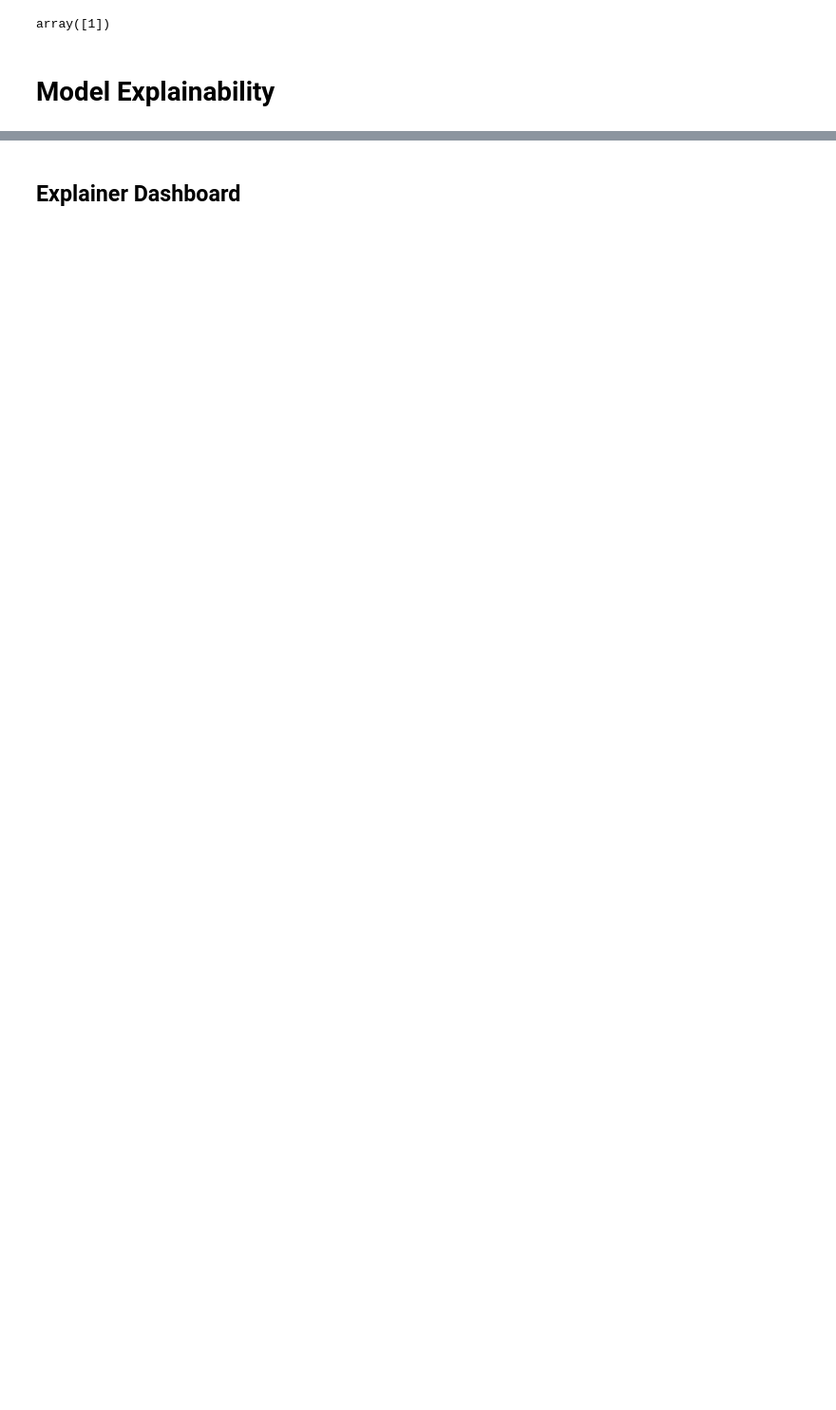
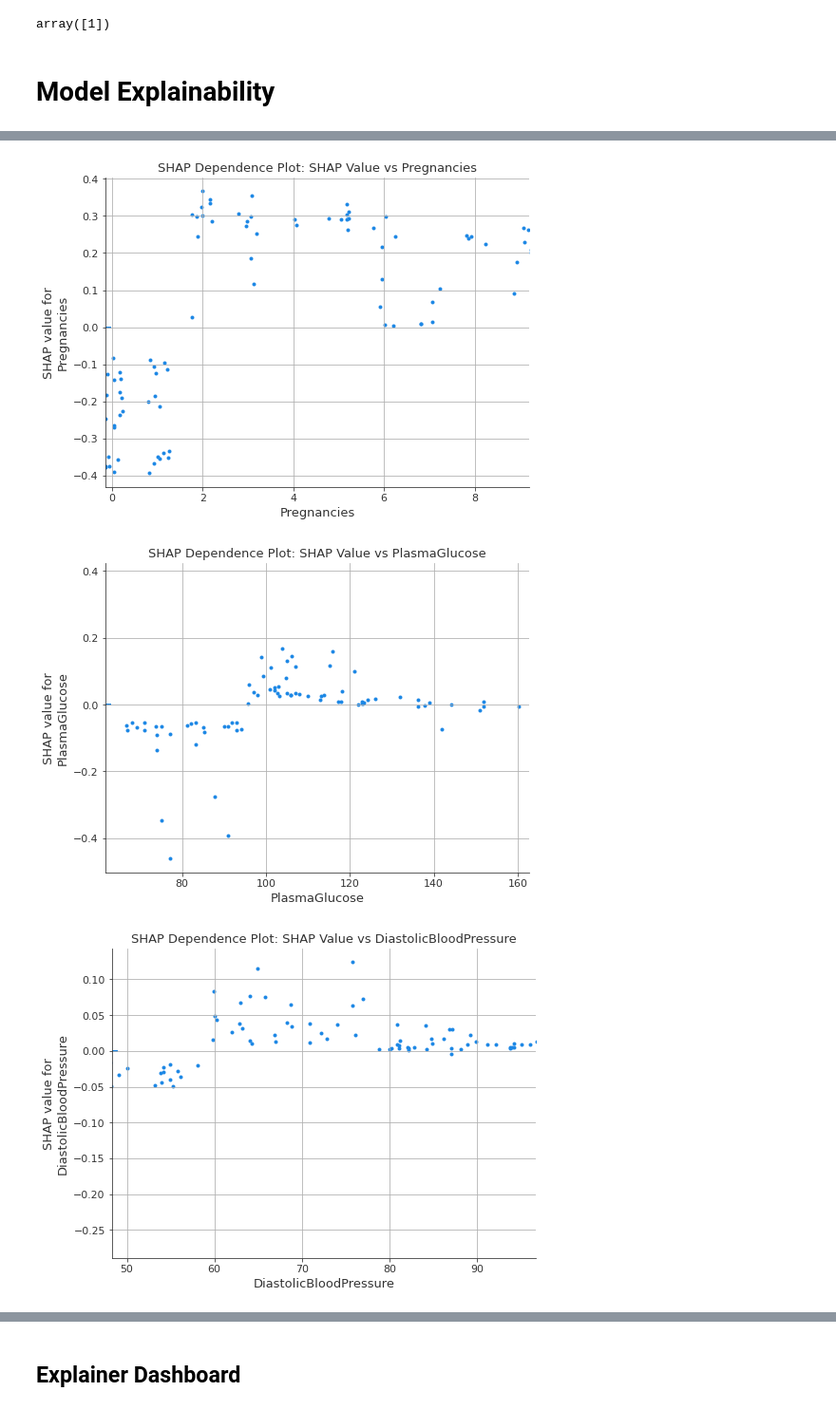
Before and after one commit to Sebastian1981/Healthrisk_Modeling, a Jupyter notebook: model_explainability.ipynb, the cells around one changed output, grey strips where cells are left out. Shown at 95% size. Drawn from its saved outputs; the diff is of its cells as text; code cells hidden in the pictures; blank space fills up the shorter version.

```diff
--- a/model_explainability.ipynb
+++ b/model_explainability.ipynb
@@ -200,0 +248,20 @@ array([1])
+# %%
+# show shap dependence plot for numeric features
+for nf in X_test.columns:
+  fig = plt.figure(figsize=(8, 6))
+  ax = fig.gca()
+  shap.dependence_plot(nf,
+                      shap_values = shap_values.values,
+                      features = X_test[0:100],
+                      x_jitter = 0.5,
+                      xmin="percentile(5.0)",
+                      xmax="percentile(95.0)",
+                      interaction_index=None,
+                      title = 'SHAP Dependence Plot: SHAP Value vs {}'.format(nf),
+                      ax=ax,
+                      show=False)
+  ax.grid('on')
+# %% [output]
+[figure, added]
+[figure, added]
+[figure, added]
```
Also changed, not shown: parts of 13 cells of this notebook, 1 other file.
